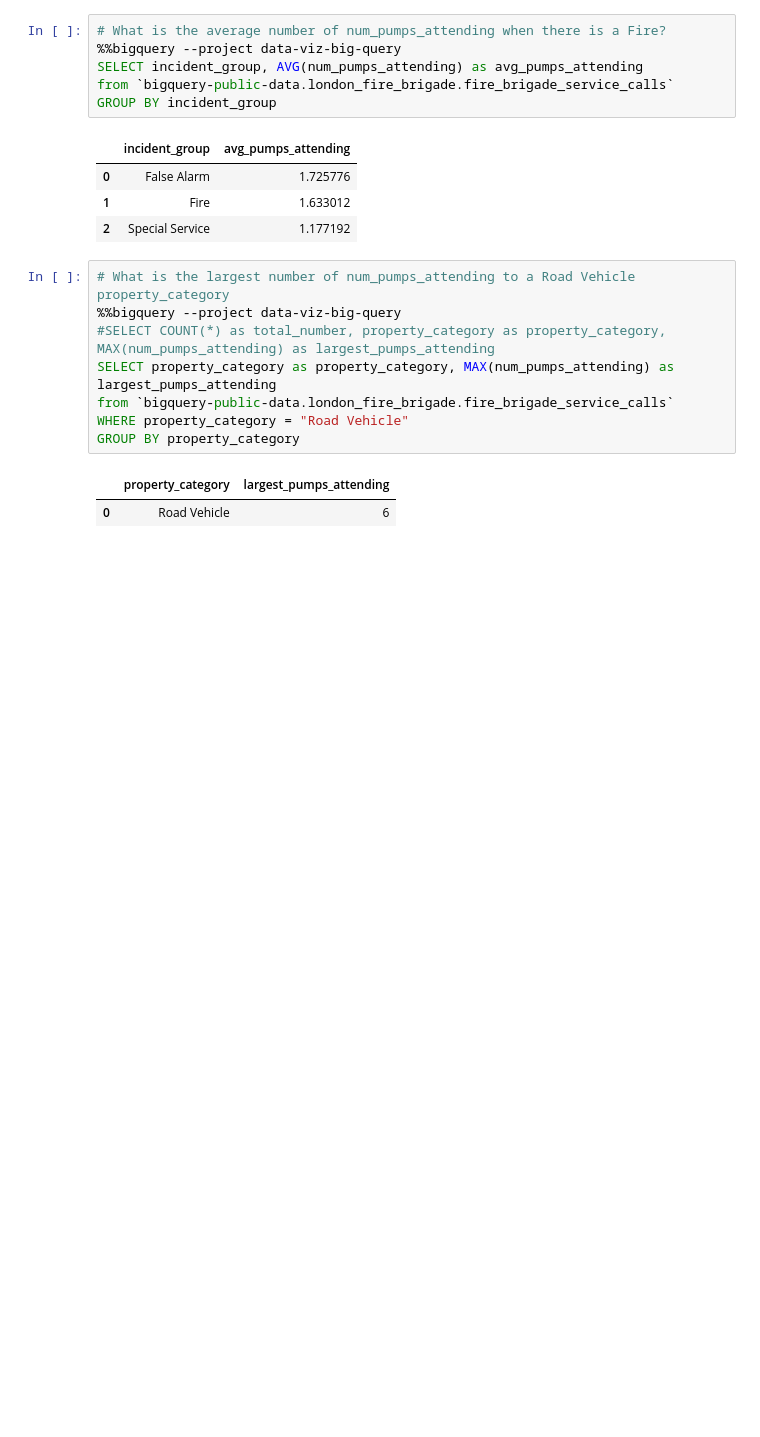
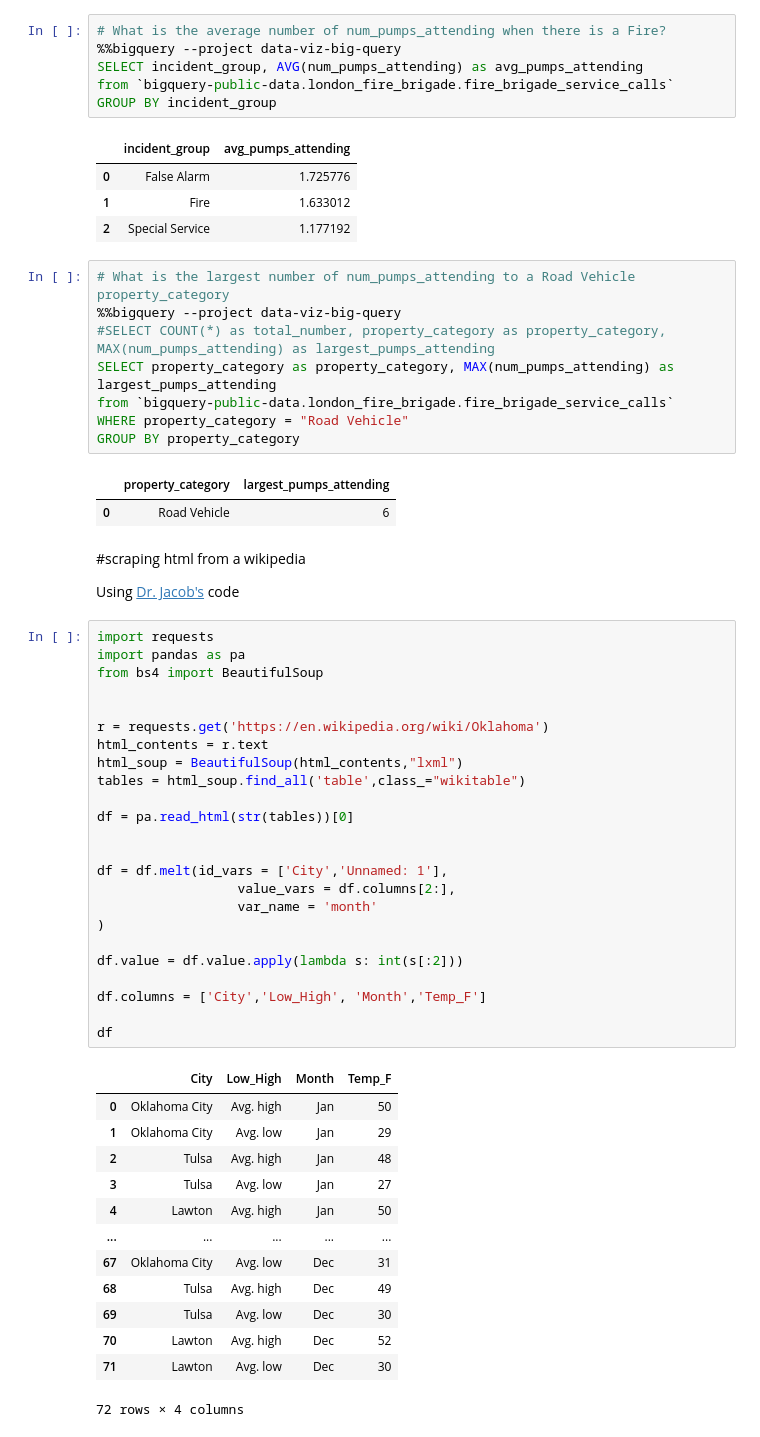
Before and after one commit to aayushbhurtel/Data_Visualization, a Jupyter notebook: exam1review.ipynb, the cells around one changed output. Saved outputs shown, nothing was run; the diff lists cells and outputs as text; blank space fills up the shorter version.

```diff
--- a/exam1review.ipynb
+++ b/exam1review.ipynb
@@ -53,3 +53,45 @@ GROUP BY property_category
 # %% [output]
 |  | property_category | largest_pumps_attending |
 | 0 | Road Vehicle | 6 |
+# %% [markdown]
+#scraping html from a wikipedia
+
+Using [Dr. Jacob's](https://https://github.com/nurfnick/Data_Viz/blob/main/12_GatheringConclusion.ipynb) code
+# %%
+import requests
+import pandas as pa
+from bs4 import BeautifulSoup
+
+
+r = requests.get('https://en.wikipedia.org/wiki/Oklahoma')
+html_contents = r.text
+html_soup = BeautifulSoup(html_contents,"lxml")
+tables = html_soup.find_all('table',class_="wikitable")
+
+df = pa.read_html(str(tables))[0]
+
+
+df = df.melt(id_vars = ['City','Unnamed: 1'],
+                  value_vars = df.columns[2:],
+                  var_name = 'month'
+)
+
+df.value = df.value.apply(lambda s: int(s[:2]))
+
+df.columns = ['City','Low_High', 'Month','Temp_F']
+
+df
+# %% [output]
+|  | City | Low_High | Month | Temp_F |
+| 0 | Oklahoma City | Avg. high | Jan | 50 |
+| 1 | Oklahoma City | Avg. low | Jan | 29 |
+| 2 | Tulsa | Avg. high | Jan | 48 |
+| 3 | Tulsa | Avg. low | Jan | 27 |
+| 4 | Lawton | Avg. high | Jan | 50 |
+| ... | ... | ... | ... | ... |
+| 67 | Oklahoma City | Avg. low | Dec | 31 |
+| 68 | Tulsa | Avg. high | Dec | 49 |
+| 69 | Tulsa | Avg. low | Dec | 30 |
+| 70 | Lawton | Avg. high | Dec | 52 |
+| 71 | Lawton | Avg. low | Dec | 30 |
+72 rows × 4 columns
```
Also changed, not shown: parts of 6 cells of this notebook.
